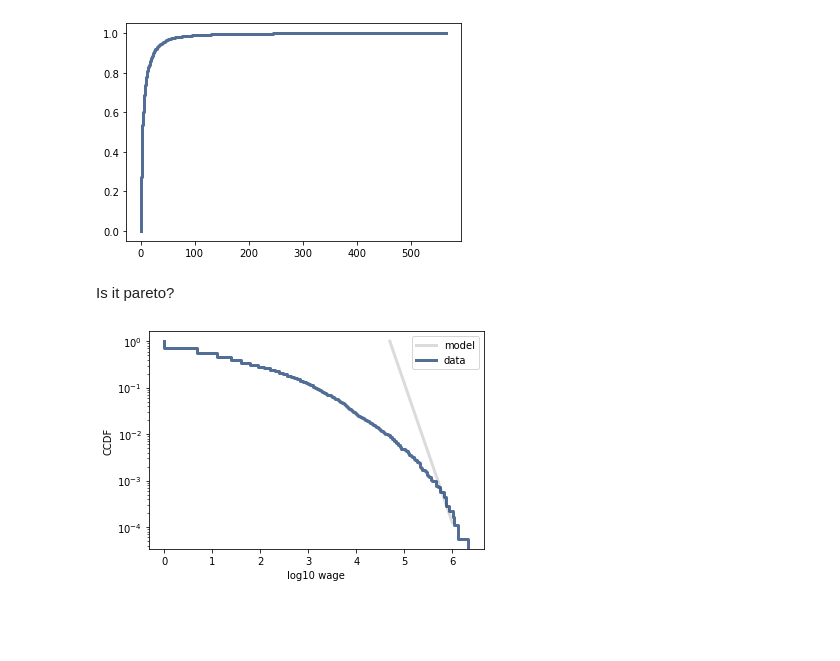
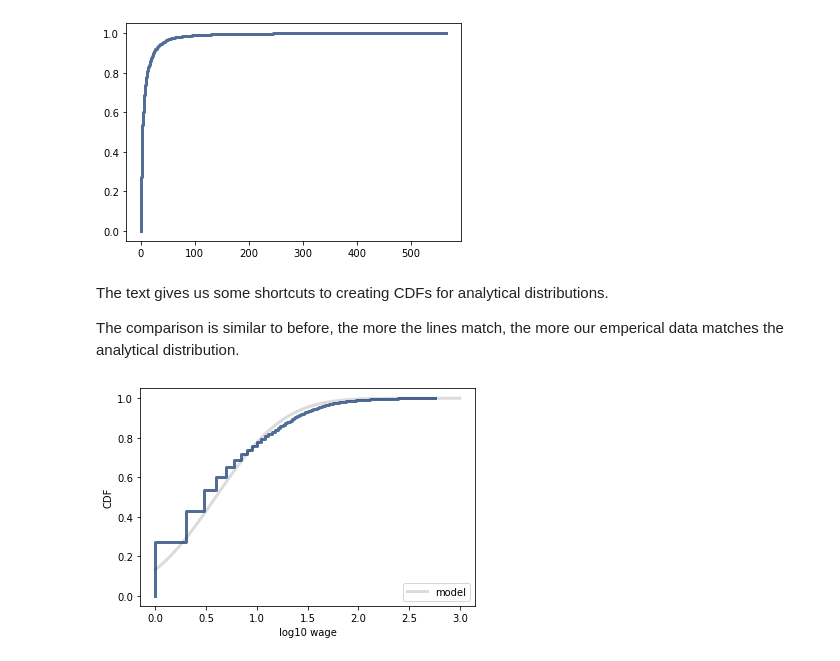
Before and after one commit to zareeiant/Basic_Stats_in_Python_Student_Workbooks, a Jupyter notebook: 008_Analytical_Dist.ipynb, the cells around one changed output. Cells and saved outputs as stored; diff of their text form; code cells hidden in the pictures; blank space fills up the shorter version.

```diff
--- a/008_Analytical_Dist.ipynb
+++ b/008_Analytical_Dist.ipynb
@@ -355,5 +402,5 @@ We can try another, maybe a Pareto
 # %%
-df_fifa = pd.read_csv("fifa_eda.csv")
+df_fifa = pd.read_csv("data/fifa_eda.csv")
 df_fifa = df_fifa[df_fifa["Wage"] > 0]
 fifa = df_fifa["Wage"]
 fifa.head()
@@ -387,16 +439,20 @@ thinkplot.Cdf(c)
 # %% [output]
 {'xscale': 'linear', 'yscale': 'linear'}
 [figure]
-# %% [markdown]
-Is it pareto?
+# %%
+# Create Log Transformed Data
+log_wage = np.log10(fifa)
+cdf_log = thinkstats2.Cdf(log_wage)
+# %% [markdown]
+The text gives us some shortcuts to creating CDFs for analytical distributions.
+
+The comparison is similar to before, the more the lines match, the more our emperical data matches the analytical distribution.
 # %%
-#Compare to pareto
-log_wage = np.log(fifa)
-cdf_log = thinkstats2.Cdf(log_wage)
-
-xs, ys = thinkstats2.RenderParetoCdf(alpha=3, low=0, high=1e6, xmin=50000)
-thinkplot.Plot(np.log10(xs), 1-ys, label="model", color=".8")
-thinkplot.Cdf(cdf_log, complement=True, label="data")
-thinkplot.Config(xlabel='log10 wage',ylabel='CCDF',yscale='log')
+#Compare distribution to LogNormal
+mu, sigma = log_wage.mean(), log_wage.std()
+xs, ps = thinkstats2.RenderNormalCdf(mu, sigma, low=0, high=3)
+thinkplot.Plot(xs, ps, label='model', color='0.8')
+thinkplot.Cdf(cdf_log)
+thinkplot.Config(xlabel='log10 wage', ylabel='CDF', loc='lower right')
 # %% [output]
-[figure, old version]
+[figure, new version]
```
Also changed, not shown: parts of 69 cells of this notebook, 1 other file.
